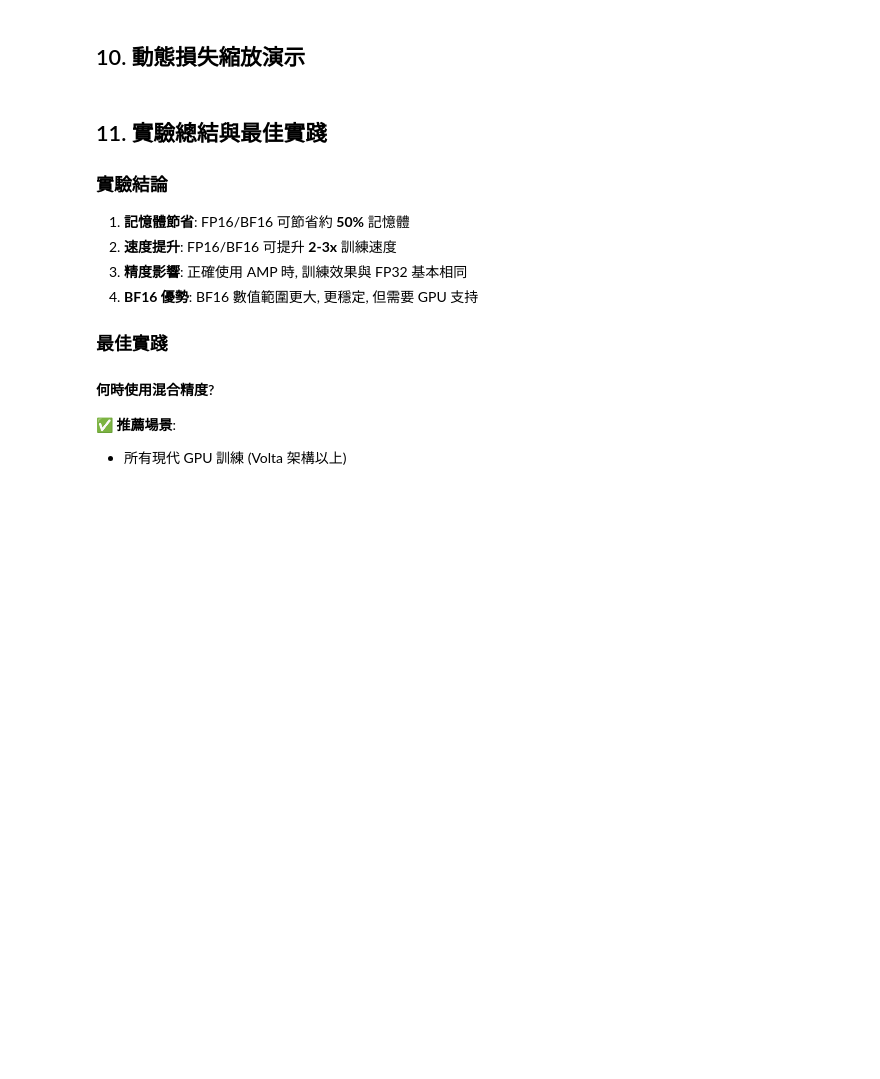
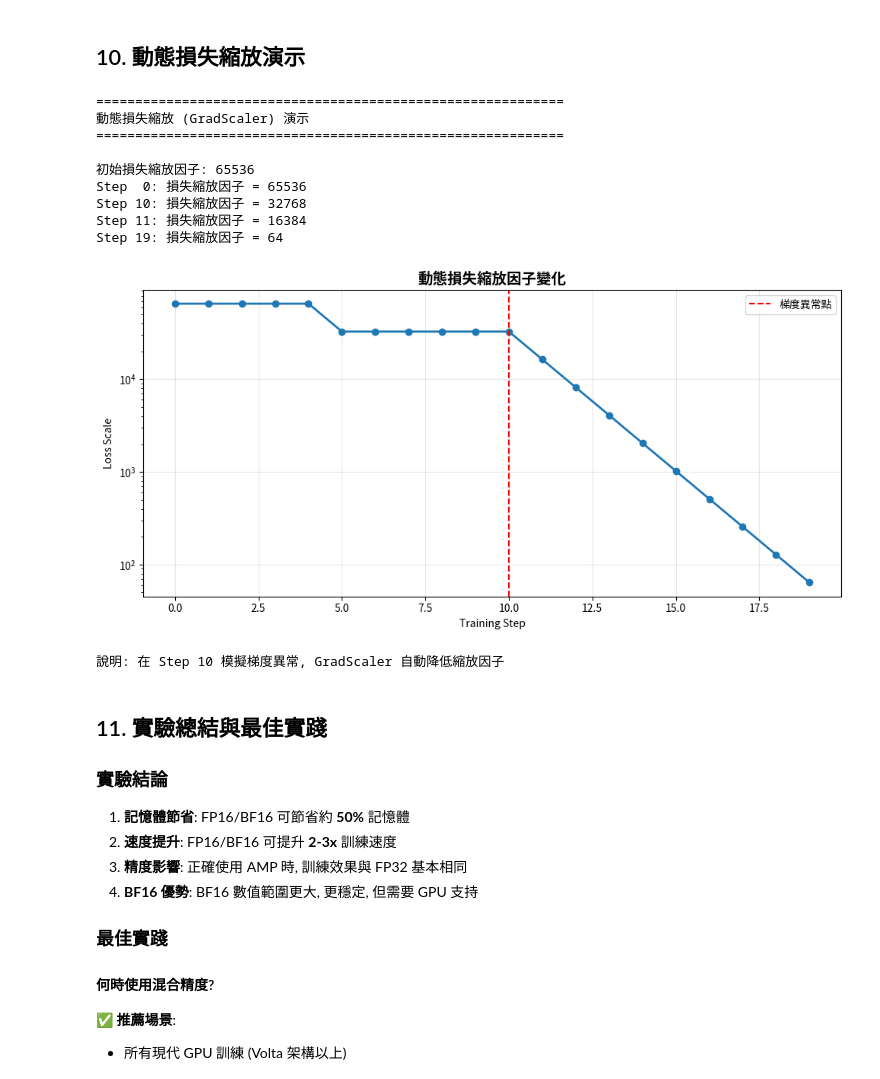
Before and after one commit to Zenobia000/iSpan_LLM-One-Piece, a Jupyter notebook: 01-Core_Training_Techniques/02-Labs/Lab-1.4-Training_Optimization_Basics/01-Mixed_Precision.ipynb, the cells around one changed output. Saved outputs shown, nothing was run; the diff lists cells and outputs as text; code cells hidden in the pictures; blank space fills up the shorter version.

```diff
--- a/01-Core_Training_Techniques/02-Labs/Lab-1.4-Training_Optimization_Basics/01-Mixed_Precision.ipynb
+++ b/01-Core_Training_Techniques/02-Labs/Lab-1.4-Training_Optimization_Basics/01-Mixed_Precision.ipynb
@@ -13,7 +13,7 @@
 # %%
 import torch
 import torch.nn as nn
-from torch.cuda.amp import autocast, GradScaler
+from torch.amp import autocast, GradScaler
 from transformers import GPT2LMHeadModel, GPT2Tokenizer, GPT2Config
 from torch.utils.data import Dataset, DataLoader
 import time
@@ -28,3 +28,7 @@ if torch.cuda.is_available():
     print(f"CUDA Version: {torch.version.cuda}")
     print(f"GPU Device: {torch.cuda.get_device_name(0)}")
     print(f"GPU Memory: {torch.cuda.get_device_properties(0).total_memory / 1e9:.2f} GB")
+
+import matplotlib
+matplotlib.rcParams['font.sans-serif'] = ['Noto Sans CJK TC']
+matplotlib.rcParams['axes.unicode_minus'] = False
@@ -59,10 +118,7 @@ class SimpleTextDataset(Dataset):
         self.seq_length = seq_length
 
         # 生成簡單的訓練文本
-        self.texts = [
-            f"The quick brown fox jumps over the lazy dog. " * 10
-            for _ in range(num_samples)
-        ]
+        self.texts = [f"The quick brown fox jumps over the lazy dog. " * 10 for _ in range(num_samples)]
 
     def __len__(self):
         return self.num_samples
@@ -388,3 +525,10 @@ for i, prec in enumerate(comparison_data["Precision"]):
+# %%
+import matplotlib.pyplot as plt
+from matplotlib import font_manager, rcParams
+
+# 設定字型為 Noto Sans CJK TC
+rcParams['font.sans-serif'] = ['Noto Sans CJK JP']
+rcParams['axes.unicode_minus'] = False  # 避免負號顯示錯誤
 # %%
 # 創建對比圖表
 fig, axes = plt.subplots(2, 2, figsize=(14, 10))
@@ -447,9 +593,15 @@ for step in range(20):
 
     optimizer.zero_grad()
 
-    with autocast(dtype=torch.float16):
+    with autocast(dtype=torch.float16, device_type=device.type):
         output = simple_model(x)
         loss = ((output - y) ** 2).mean()
+
+    # autocast 用於自動將模型運算轉為指定的精度（如 float16），加速運算並節省記憶體，常搭配 GradScaler 使用以確保數值穩定。
+    # 用法：
+    # with autocast(dtype=目標精度, device_type='cuda'):
+    #     ... # 前向運算與 loss 計算自動轉型
+    # 例如本範例將 device 型態傳入，確保在 CUDA 裝置上自動生效。
 
     scaler.scale(loss).backward()
 
@@ -459,33 +611,52 @@ for step in range(20):
         for param in simple_model.parameters():
             if param.grad is not None:
                 param.grad.data = param.grad.data * 1e10
+
+    # 模擬梯度異常 (在第10步) 說明用意:
+    # 在混合精度訓練中，梯度計算過程可能因數值溢出而產生無窮大（inf）或非數字（nan），
+    # 這會導致參數更新異常甚至訓練崩潰。PyTorch 的 GradScaler 能夠自動偵測這類異常，
+    # 並在發現時動態減小損失縮放因子，以重獲數值穩定。
+    # 這裡我們在第 10 步手動將梯度擴大，刻意導致梯度出現 inf/nan，
+    # 以觀察 GradScaler 如何響應這一異常情況並調整 scale。
 
     scaler.step(optimizer)
     scaler.update()
 
     current_scale = scaler.get_scale()
     scales.append(current_scale)
 
     if step in [0, 10, 11, 19]:
         print(f"Step {step:2d}: 損失縮放因子 = {current_scale:.0f}")
 
 # 繪製損失縮放變化
 plt.figure(figsize=(10, 5))
 plt.plot(scales, marker="o", linewidth=2)
 plt.axvline(x=10, color="r", linestyle="--", label="梯度異常點")
 plt.title("動態損失縮放因子變化", fontsize=14, fontweight="bold")
 plt.xlabel("Training Step")
 plt.ylabel("Loss Scale")
 plt.yscale("log")
 plt.legend()
 plt.grid(alpha=0.3)
 plt.tight_layout()
 plt.show()
 
 print("\n說明: 在 Step 10 模擬梯度異常, GradScaler 自動降低縮放因子")
 
 # 清理
 del simple_model, optimizer, scaler
+# %% [output]
+============================================================
+動態損失縮放 (GradScaler) 演示
+============================================================
+
+初始損失縮放因子: 65536
+Step  0: 損失縮放因子 = 65536
+Step 10: 損失縮放因子 = 32768
+Step 11: 損失縮放因子 = 16384
+Step 19: 損失縮放因子 = 64
+[figure, added]
+說明: 在 Step 10 模擬梯度異常, GradScaler 自動降低縮放因子
 # %% [markdown]
 ## 11. 實驗總結與最佳實踐
 
```
Also changed, not shown: parts of 11 cells of this notebook, 12 other files.
